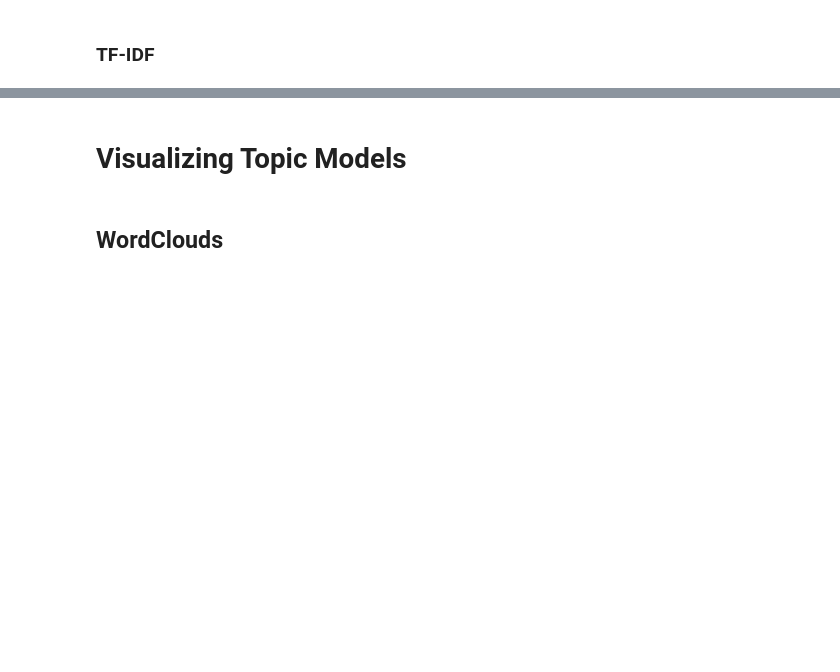
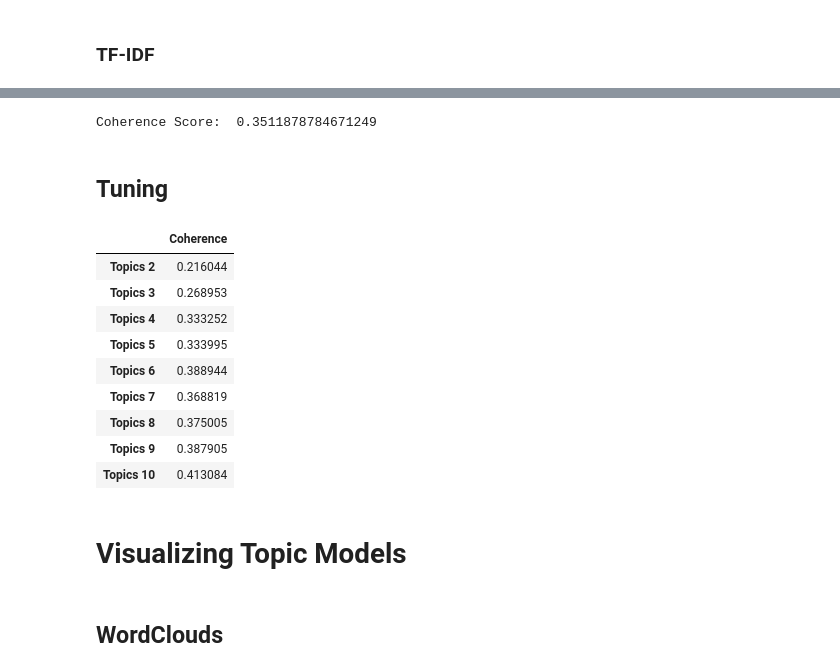
Before and after one commit to swilsonmfc/nlp, a Jupyter notebook: NLPTopicModel.ipynb, the cells around one changed output, grey strips where cells are left out. Drawn from its saved outputs; the diff is of its cells as text; code cells hidden in the pictures; blank space fills up the shorter version.

Commit message:
Update for Coherence & Viz

```diff
--- a/NLPTopicModel.ipynb
+++ b/NLPTopicModel.ipynb
@@ -689,3 +702,31 @@ lda_model.print_topics(5, num_words=3)
+# %%
+coherence_model_lda = models.CoherenceModel(model=lda_model, texts=texts, corpus=corpus_tfidf, dictionary=dictionary, coherence ='c_v')
+coherence_lda = coherence_model_lda.get_coherence()
+print('\nCoherence Score: ', coherence_lda)
+# %% [output]
+Coherence Score:  0.3511878784671249
+# %% [markdown]
+## Tuning
+# %%
+coherence_df = pd.DataFrame(columns=['Coherence'])
+for k in range(2, 11):
+  test_model = models.LdaModel(corpus_tfidf, id2word=dictionary, num_topics=k)
+  test_corpus_lda = test_model[corpus_tfidf]
+  coherence_model_lda = models.CoherenceModel(model=test_model, texts=texts, corpus=test_corpus_lda, dictionary=dictionary, coherence ='c_v')
+  coherence_lda = coherence_model_lda.get_coherence()
+  coherence_df.loc[f'Topics {k}'] = [coherence_lda]
+coherence_df
+# %% [output]
+|  | Coherence |
+| Topics 2 | 0.216044 |
+| Topics 3 | 0.268953 |
+| Topics 4 | 0.333252 |
+| Topics 5 | 0.333995 |
+| Topics 6 | 0.388944 |
+| Topics 7 | 0.368819 |
+| Topics 8 | 0.375005 |
+| Topics 9 | 0.387905 |
+| Topics 10 | 0.413084 |
 # %% [markdown]
 # Visualizing Topic Models
 # %% [markdown]
```
Also changed, not shown: parts of 17 cells of this notebook.
